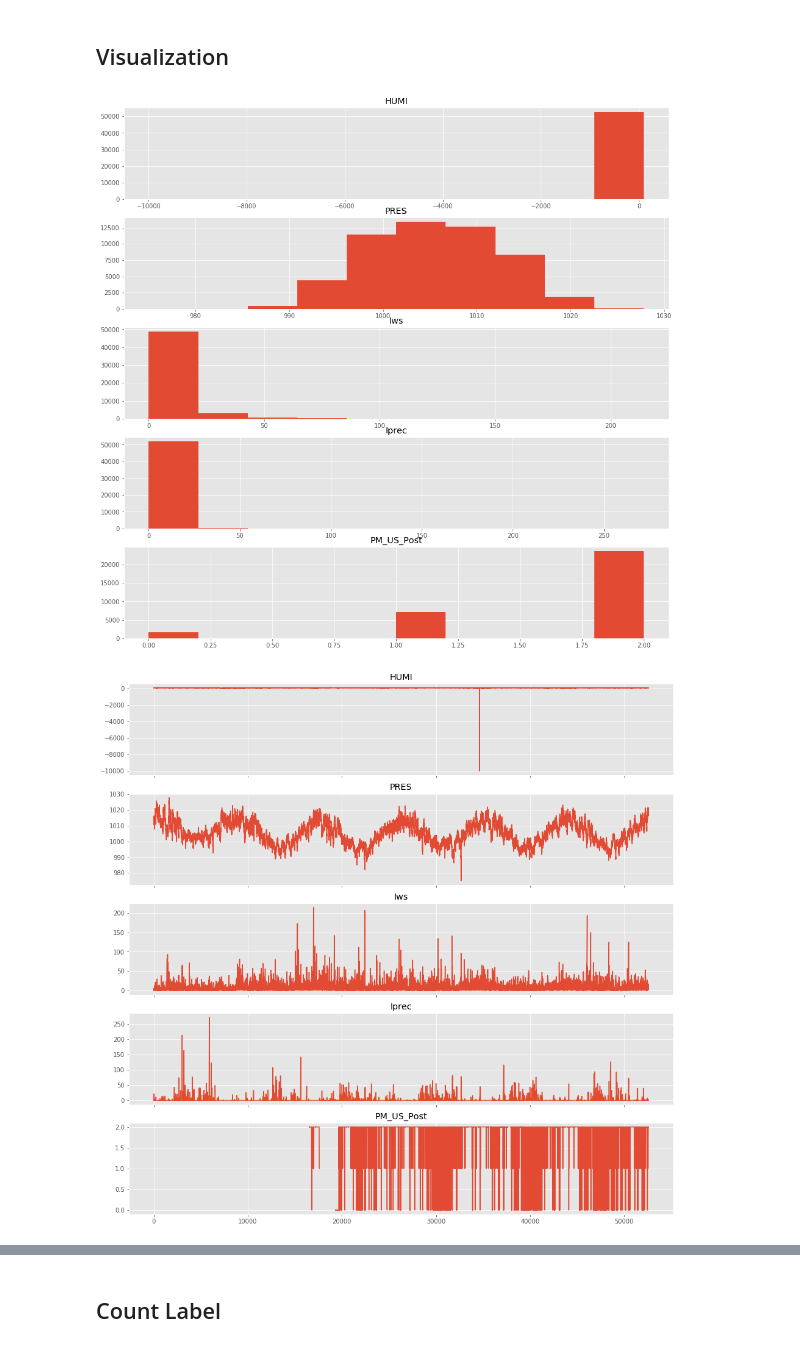
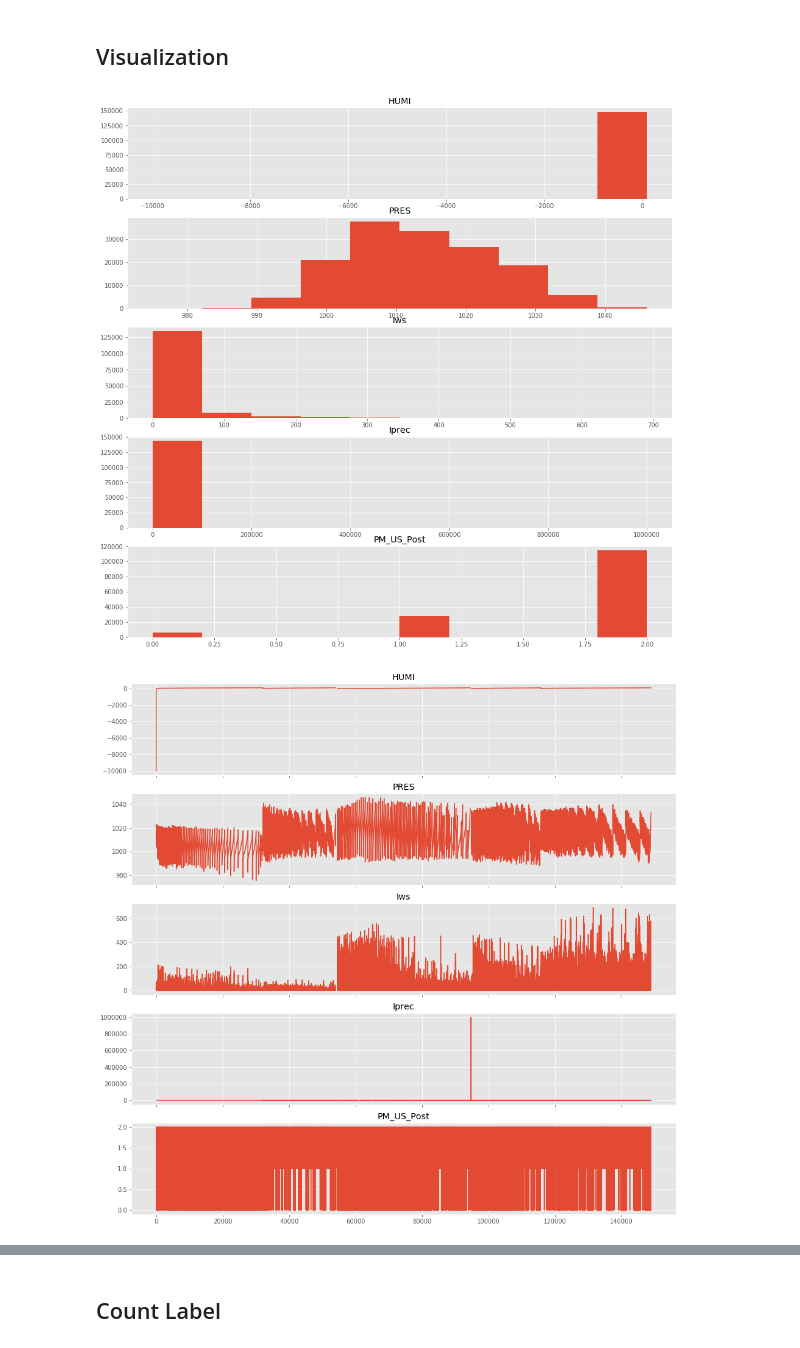
Before and after one commit to bdintu/machine-learning, a Jupyter notebook: lab3-2/lab3-2.ipynb, the cells around one changed output, grey strips where cells are left out. Saved outputs shown, nothing was run; the diff lists cells and outputs as text; code cells hidden in the pictures.

```diff
--- a/lab3-2/lab3-2.ipynb
+++ b/lab3-2/lab3-2.ipynb
@@ -48,0 +55,5 @@ rec.shape
+# %%
+for i in range(recs.__len__()):
+    recs[i] = np.unique(recs[i], axis=0)
+
+recs.__len__()
@@ -48,0 +64,5 @@ rec.shape
+# %%
+for i in range(len(recs)):
+    recs[i] = recs[i][~np.isnan(recs[i]['PM_US_Post'])]
+
+recs.__len__()
@@ -49,17 +71,19 @@ rec.shape
 # %% [markdown]
 ## Visualization
+# %%
+rec_view = np.concatenate(recs)
 # %%
-fig, ax = plt.subplots(rec.dtype.__len__(), 1, figsize = (16, 16))
-for i, col in enumerate(rec.dtype.names):
-    ax[i].hist(rec[col])
+fig, ax = plt.subplots(rec_view.dtype.__len__(), 1, figsize = (16, 16))
+for i, col in enumerate(rec_view.dtype.names):
+    ax[i].hist(rec_view[col])
     ax[i].set_title(col)
 # %% [output]
-[figure, old version]
+[figure, new version]
 # %%
-fig, ax = plt.subplots(rec.dtype.__len__(), 1, figsize = (16, 16), sharex=True)
-for i, col in enumerate(rec.dtype.names):
-    ax[i].plot(rec[col])
+fig, ax = plt.subplots(rec_view.dtype.__len__(), 1, figsize = (16, 16), sharex=True)
+for i, col in enumerate(rec_view.dtype.names):
+    ax[i].plot(rec_view[col])
     ax[i].set_title(col)
 # %% [output]
-[figure, old version]
+[figure, new version]
 # %%
```
Also changed, not shown: parts of 54 cells of this notebook.
